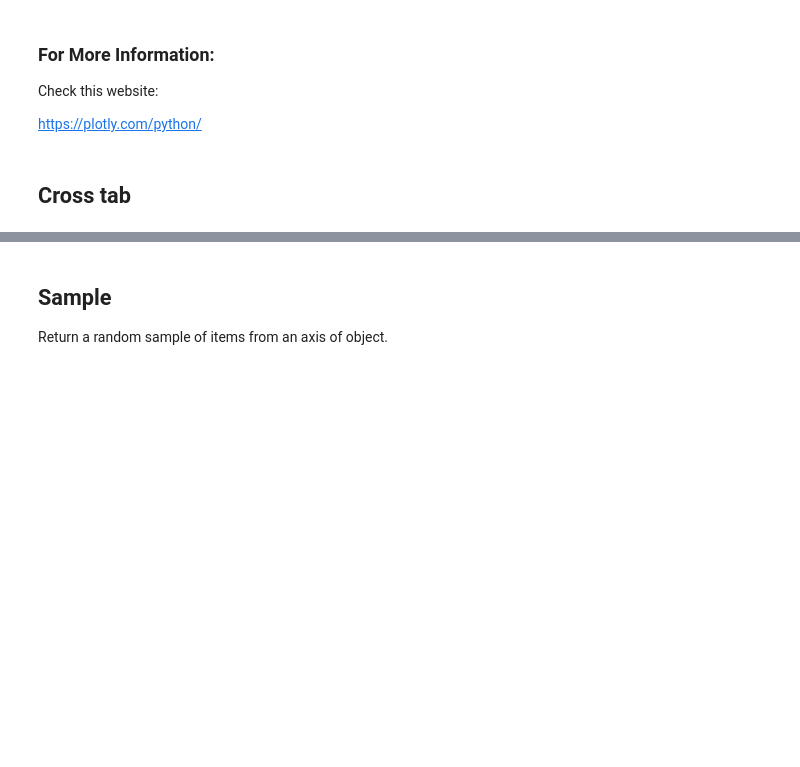
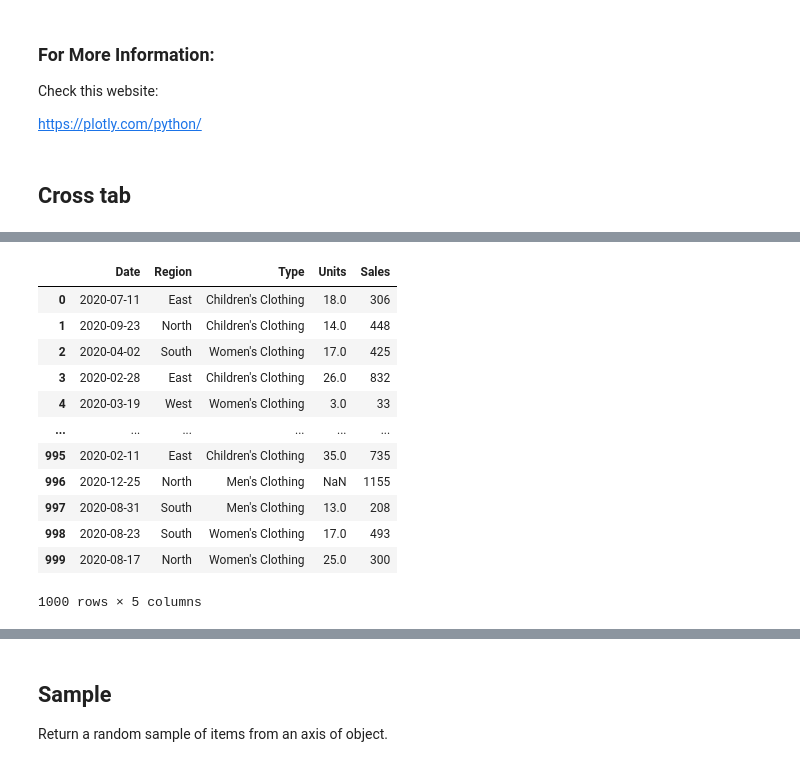
Before and after one commit to showmidelo/Advanced_Pandas_karyar, a Jupyter notebook: tutorial.ipynb, the cells around one changed output, grey strips where cells are left out. Saved outputs shown, nothing was run; the diff lists cells and outputs as text; code cells hidden in the pictures; blank space fills up the shorter version.

```diff
--- a/tutorial.ipynb
+++ b/tutorial.ipynb
@@ -1424,0 +1455,17 @@ https://pbpython.com/images/crosstab_cheatsheet_header.png
+# %%
+df = pd.read_excel('https://github.com/datagy/mediumdata/raw/master/sample_pivot.xlsx', parse_dates=['Date'])
+df
+# %% [output]
+|  | Date | Region | Type | Units | Sales |
+| 0 | 2020-07-11 | East | Children's Clothing | 18.0 | 306 |
+| 1 | 2020-09-23 | North | Children's Clothing | 14.0 | 448 |
+| 2 | 2020-04-02 | South | Women's Clothing | 17.0 | 425 |
+| 3 | 2020-02-28 | East | Children's Clothing | 26.0 | 832 |
+| 4 | 2020-03-19 | West | Women's Clothing | 3.0 | 33 |
+| ... | ... | ... | ... | ... | ... |
+| 995 | 2020-02-11 | East | Children's Clothing | 35.0 | 735 |
+| 996 | 2020-12-25 | North | Men's Clothing | NaN | 1155 |
+| 997 | 2020-08-31 | South | Men's Clothing | 13.0 | 208 |
+| 998 | 2020-08-23 | South | Women's Clothing | 17.0 | 493 |
+| 999 | 2020-08-17 | North | Women's Clothing | 25.0 | 300 |
+1000 rows × 5 columns
```
Also changed, not shown: parts of 6 cells of this notebook.
